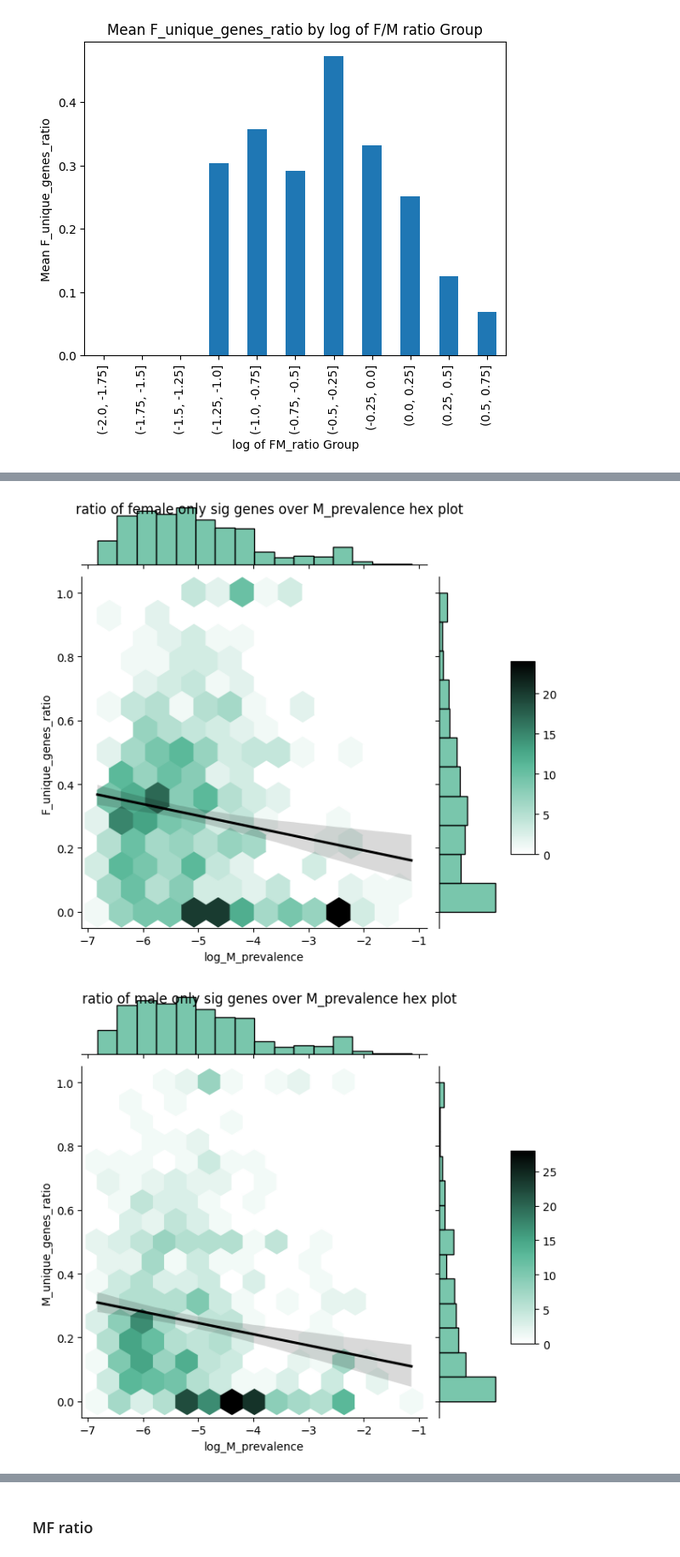
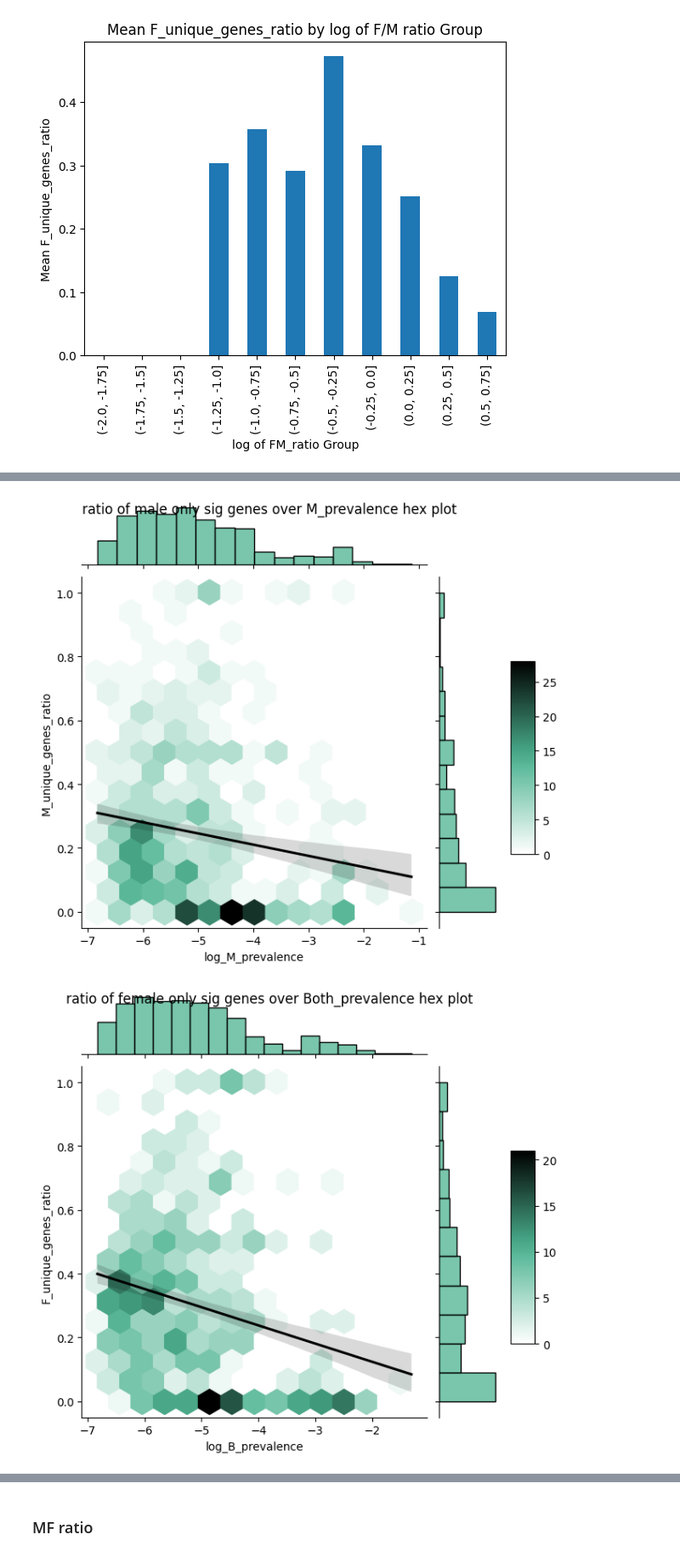
Before and after one commit to RoeiZucker/jupyter_backup, a Jupyter notebook: Thesis_project/basic_sex_depandent_prediction.ipynb, the cells around one changed output, grey strips where cells are left out. Shown at 85% size. Drawn from its saved outputs; the diff is of its cells as text; code cells hidden in the pictures.

```diff
--- a/Thesis_project/basic_sex_depandent_prediction.ipynb
+++ b/Thesis_project/basic_sex_depandent_prediction.ipynb
@@ -139,6 +139,7 @@ def get_unique_counts_dicts(trios,res_type = "uniprot_id"):
         val.append(len(female_set - (both_set.union(male_set))))
         val.append(len(male_set - (both_set.union(female_set))))
         val.append(len((both_set.union(female_set)).union(male_set)))
+        val.append(["both_genes",len((both_set))])
         extra_trios.append(val)
     print(counter)
     return unique_counts_female,unique_counts_male,overall_count,extra_trios
@@ -231,7 +234,7 @@ for trio in extra_trios:
         print("female_control:",trio[1][4])
         print("male_control:",trio[2][4])
         print("#"*30)
-    metrics.append({"name":trio[0][0],"female_sig":trio[3],"male_sig":trio[4],"all_genes":trio[5], "female_cases":trio[1][3],"male_cases":trio[2][3],"both_cases":trio[0][3],"female_control":trio[1][4],"male_control":trio[2][4],"both_control":trio[0][4]})
+    metrics.append({"name":trio[0][0],"female_sig":trio[3],"male_sig":trio[4],"all_genes":trio[5], "female_cases":trio[1][3],"male_cases":trio[2][3],"both_cases":trio[0][3],"female_control":trio[1][4],"male_control":trio[2][4],"both_control":trio[0][4],"both_genes":trio[6][1]})
 if verbous:
     print(max_unique_name,max_unique)
 # %%
@@ -358,11 +397,11 @@ df
 # %%
 plot_hexplot(df,"log_F_prevalence","F_unique_genes_ratio","ratio of female only sig genes over F_prevalence hex plot",True)
-plot_hexplot(df,"log_M_prevalence","F_unique_genes_ratio","ratio of female only sig genes over M_prevalence hex plot",True)
 plot_hexplot(df,"log_M_prevalence","M_unique_genes_ratio","ratio of male only sig genes over M_prevalence hex plot",True)
-plot_hexplot(df,"log_F_prevalence","M_unique_genes_ratio","ratio of male only sig genes over F_prevalence hex plot",True)
+plot_hexplot(df,"log_B_prevalence","F_unique_genes_ratio","ratio of female only sig genes over Both_prevalence hex plot",True)
+plot_hexplot(df,"log_B_prevalence","M_unique_genes_ratio","ratio of male only sig genes over Both_prevalence hex plot",True)
 
 # plot_hexplot(df,"log_M_prevalence","M_unique_genes_ratio","ratio of male only sig genes over M_prevalence hex plot",True)
 # %% [output]
 [figure]
-[figure, old version]
+[figure, new version]
-[figure, old version]
+[figure, new version]
```
Also changed, not shown: parts of 19 cells of this notebook, 19 other files.
